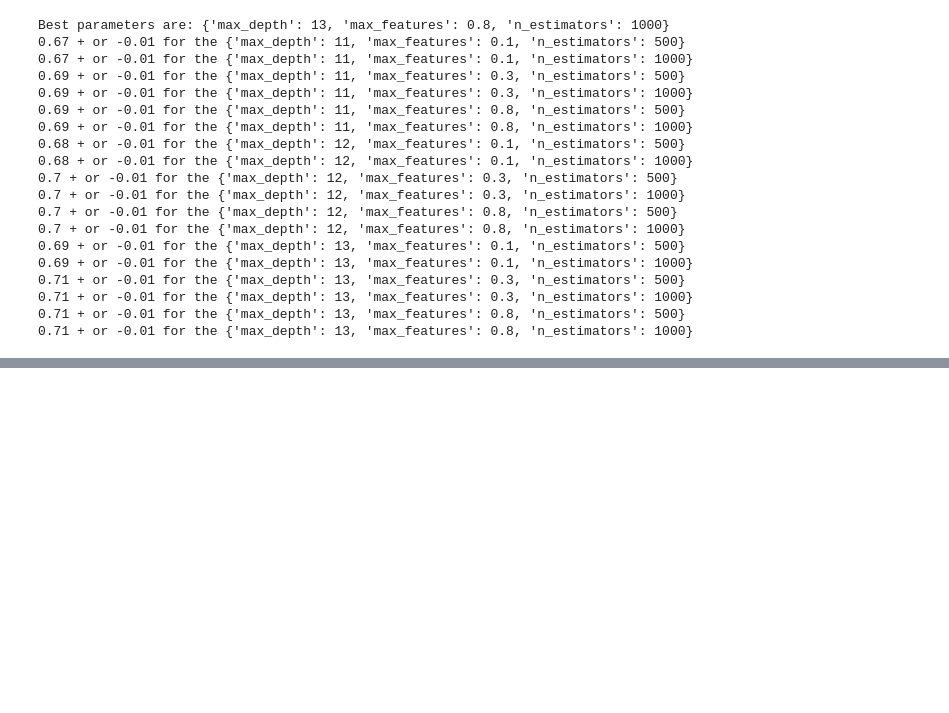
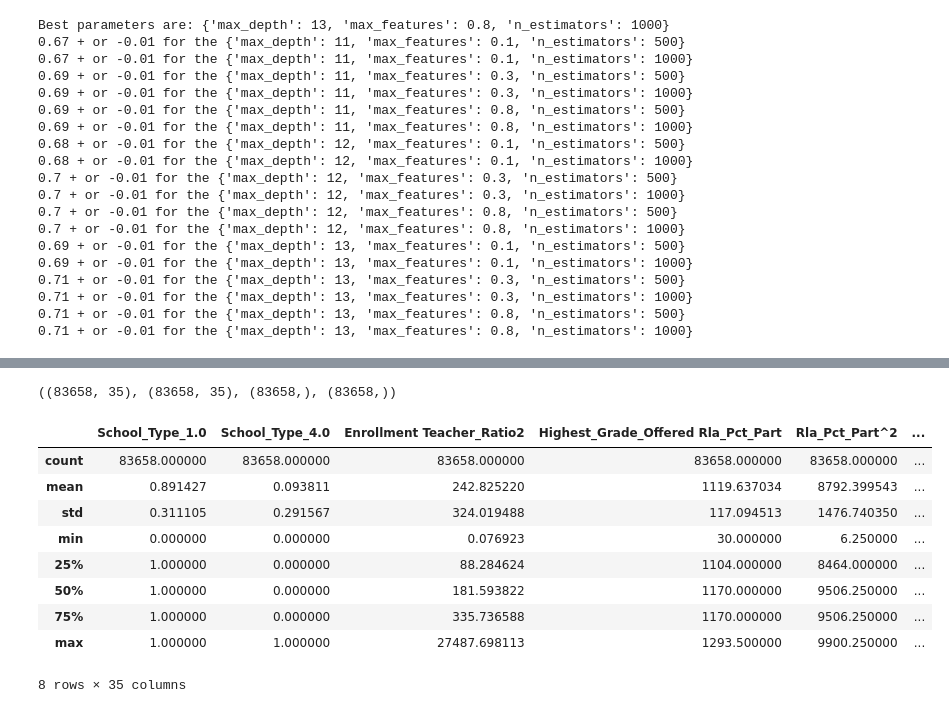
Before and after one commit to georgetown-analytics/student-outcomes, a Jupyter notebook: 4_Modeling/model1.ipynb, the cells around one changed output, grey strips where cells are left out. Cells and saved outputs as stored; diff of their text form; code cells hidden in the pictures; blank space fills up the shorter version.

```diff
--- a/4_Modeling/model1.ipynb
+++ b/4_Modeling/model1.ipynb
@@ -371,0 +445,17 @@ Best parameters are: {'max_depth': 13, 'max_features': 0.8, 'n_estimators': 1000
+# %%
+X.shape, Xnoise.shape, y.shape, ynoise.shape
+# %% [output]
+((83658, 35), (83658, 35), (83658,), (83658,))
+# %%
+X.describe()
+# %% [output]
+|  | School_Type_1.0 | School_Type_4.0 | Enrollment Teacher_Ratio2 | Highest_Grade_Offered Rla_Pct_Part | Rla_Pct_Part^2 | ... |
+| count | 83658.000000 | 83658.000000 | 83658.000000 | 83658.000000 | 83658.000000 | ... |
+| mean | 0.891427 | 0.093811 | 242.825220 | 1119.637034 | 8792.399543 | ... |
+| std | 0.311105 | 0.291567 | 324.019488 | 117.094513 | 1476.740350 | ... |
+| min | 0.000000 | 0.000000 | 0.076923 | 30.000000 | 6.250000 | ... |
+| 25% | 1.000000 | 0.000000 | 88.284624 | 1104.000000 | 8464.000000 | ... |
+| 50% | 1.000000 | 0.000000 | 181.593822 | 1170.000000 | 9506.250000 | ... |
+| 75% | 1.000000 | 0.000000 | 335.736588 | 1170.000000 | 9506.250000 | ... |
+| max | 1.000000 | 1.000000 | 27487.698113 | 1293.500000 | 9900.250000 | ... |
+8 rows × 35 columns
```
Also changed, not shown: parts of 27 cells of this notebook, 7 other files.
